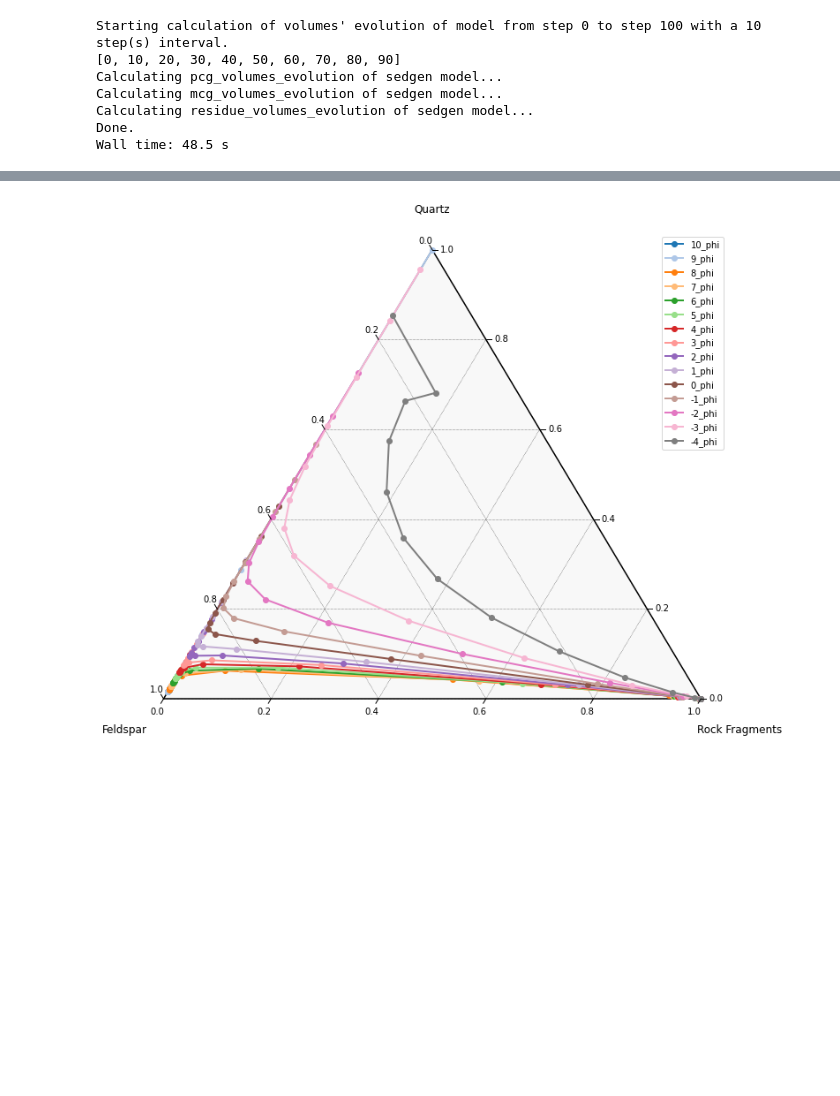
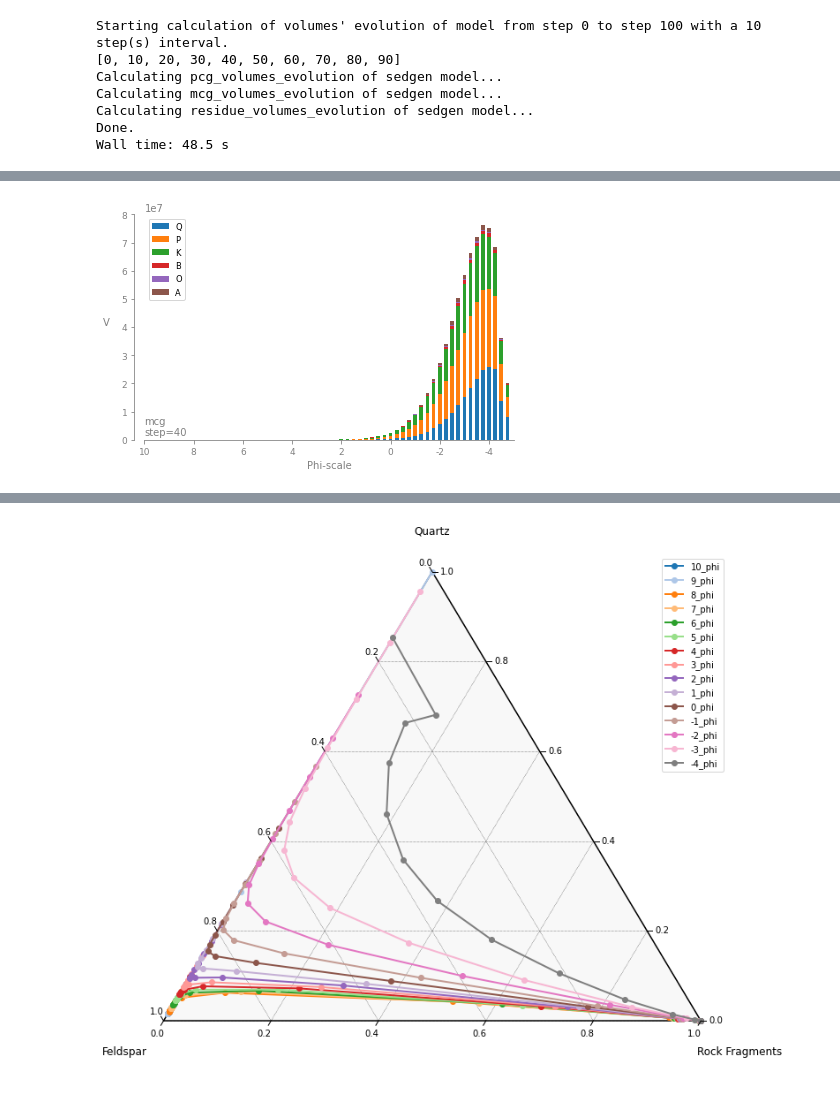
Before and after one commit to Complexio/sedgen, a Jupyter notebook: notebooks/SedGen_testing.ipynb, the cells around one changed output, grey strips where cells are left out. Cells and saved outputs as stored; diff of their text form; code cells hidden in the pictures; blank space fills up the shorter version.

```diff
--- a/notebooks/SedGen_testing.ipynb
+++ b/notebooks/SedGen_testing.ipynb
@@ -144,0 +149,4 @@ Wall time: 48.5 s
+# %%
+sedgen_CA_NS_mech_evolution.grain_size_barplot(8, 'mcg')
+# %% [output]
+[figure, added]
```
Also changed, not shown: parts of 5 cells of this notebook, 7 other files.
